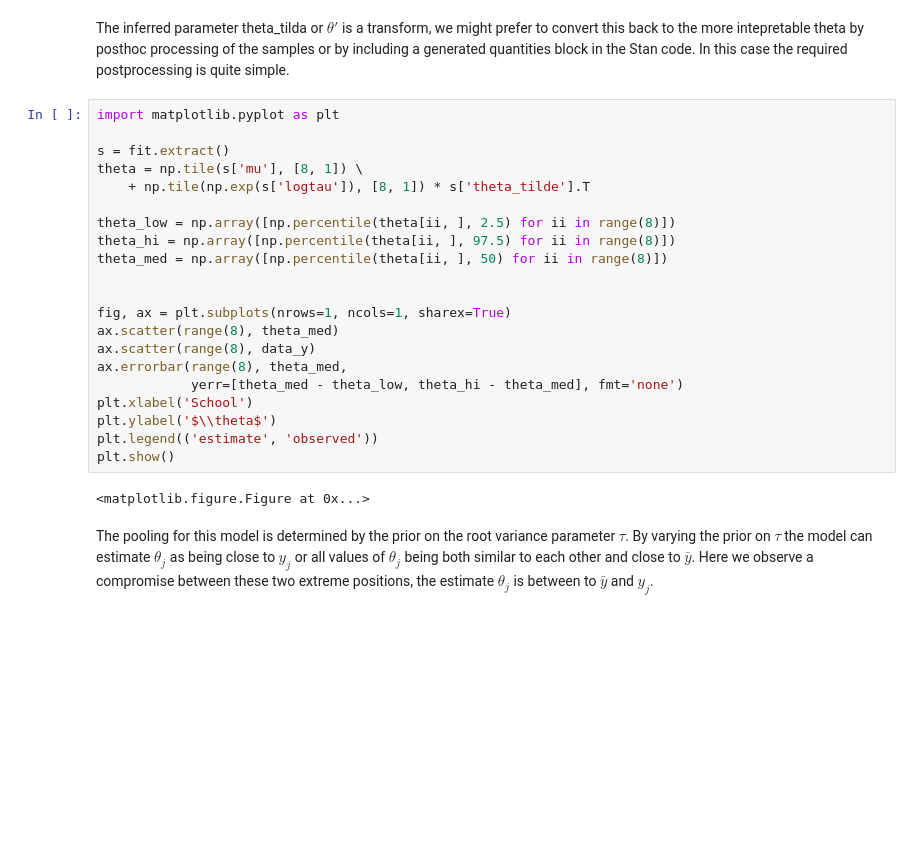
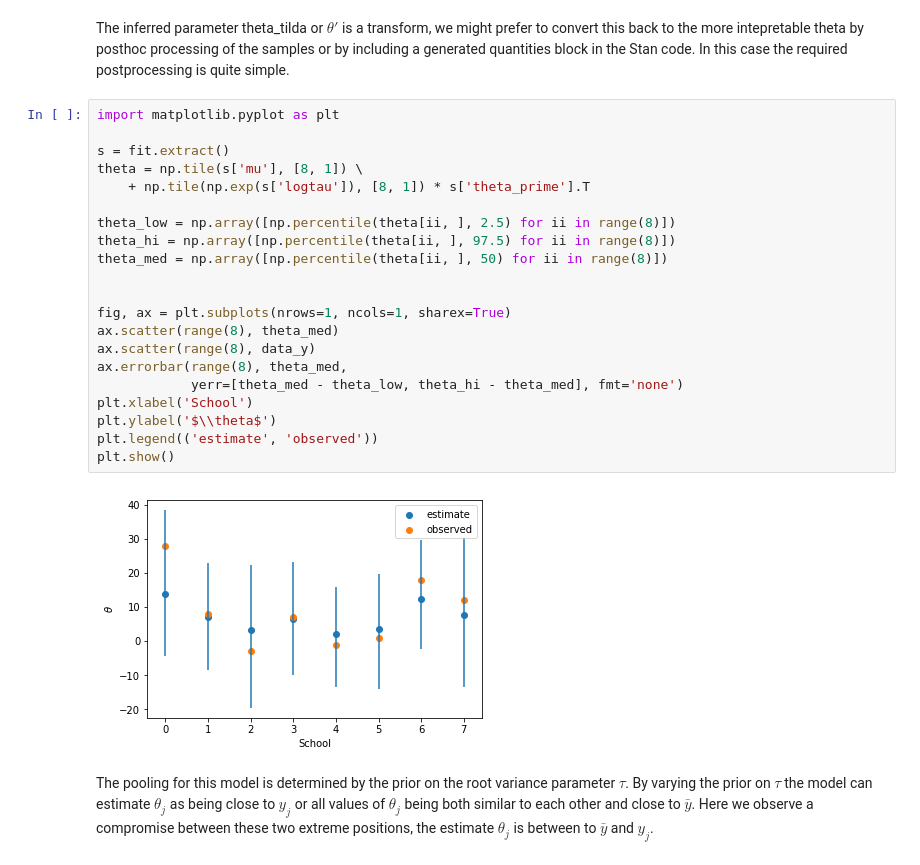
Before and after one commit to blei-lab/edward, a Jupyter notebook: notebooks/eight_schools.ipynb, the cells around one changed output. Saved outputs shown, nothing was run; the diff lists cells and outputs as text; blank space fills up the shorter version.

```diff
--- a/notebooks/eight_schools.ipynb
+++ b/notebooks/eight_schools.ipynb
@@ -104,26 +204,26 @@ The inferred parameter theta_tilda or $\theta'$ is a transform, we might prefer
 # %%
 import matplotlib.pyplot as plt
 
 s = fit.extract()
 theta = np.tile(s['mu'], [8, 1]) \
-    + np.tile(np.exp(s['logtau']), [8, 1]) * s['theta_tilde'].T
+    + np.tile(np.exp(s['logtau']), [8, 1]) * s['theta_prime'].T
 
 theta_low = np.array([np.percentile(theta[ii, ], 2.5) for ii in range(8)])
 theta_hi = np.array([np.percentile(theta[ii, ], 97.5) for ii in range(8)])
 theta_med = np.array([np.percentile(theta[ii, ], 50) for ii in range(8)])
 
 
 fig, ax = plt.subplots(nrows=1, ncols=1, sharex=True)
 ax.scatter(range(8), theta_med)
 ax.scatter(range(8), data_y)
 ax.errorbar(range(8), theta_med,
             yerr=[theta_med - theta_low, theta_hi - theta_med], fmt='none')
 plt.xlabel('School')
 plt.ylabel('$\\theta$')
 plt.legend(('estimate', 'observed'))
 plt.show()
 # %% [output]
-<matplotlib.figure.Figure at 0x...>
+[figure, added]
 # %% [markdown]
 The pooling for this model is determined by the prior on the root variance parameter $\tau$.  By varying the prior on $\tau$ the model can estimate $\theta_j$ as being close to $y_j$ or all values of $\theta_j$ being both similar to each other and close to $\bar{y}$.  Here we observe a compromise between these two extreme positions, the estimate $\theta_j$ is between to $\bar{y}$ and $y_j$.
 # %%
```
Also changed, not shown: parts of 30 cells of this notebook.
